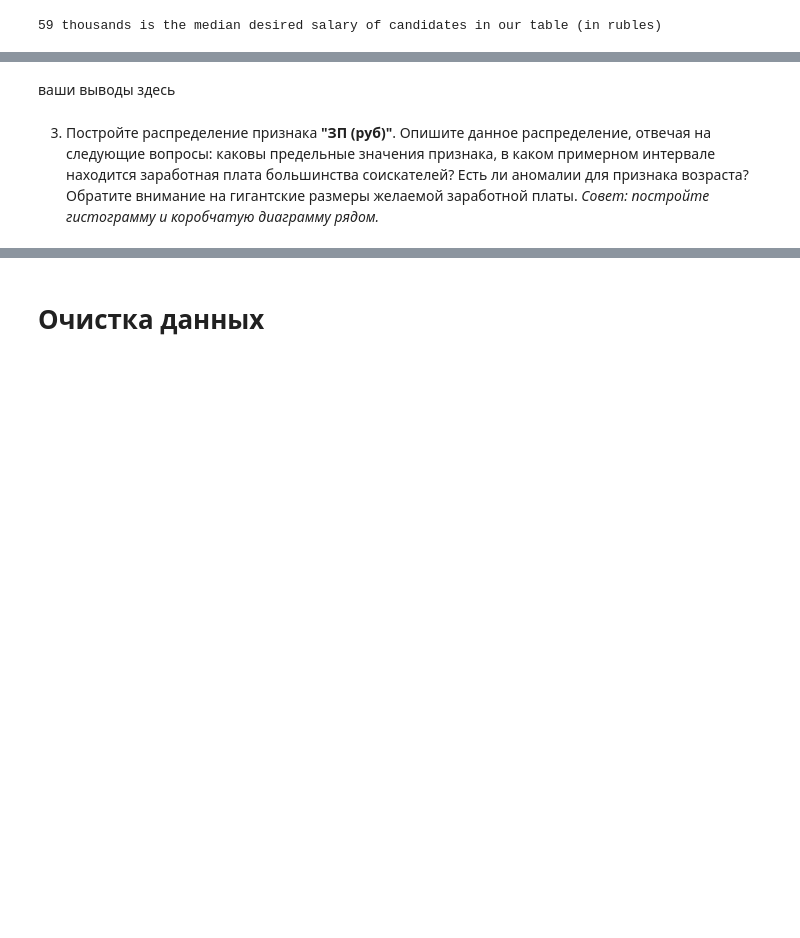
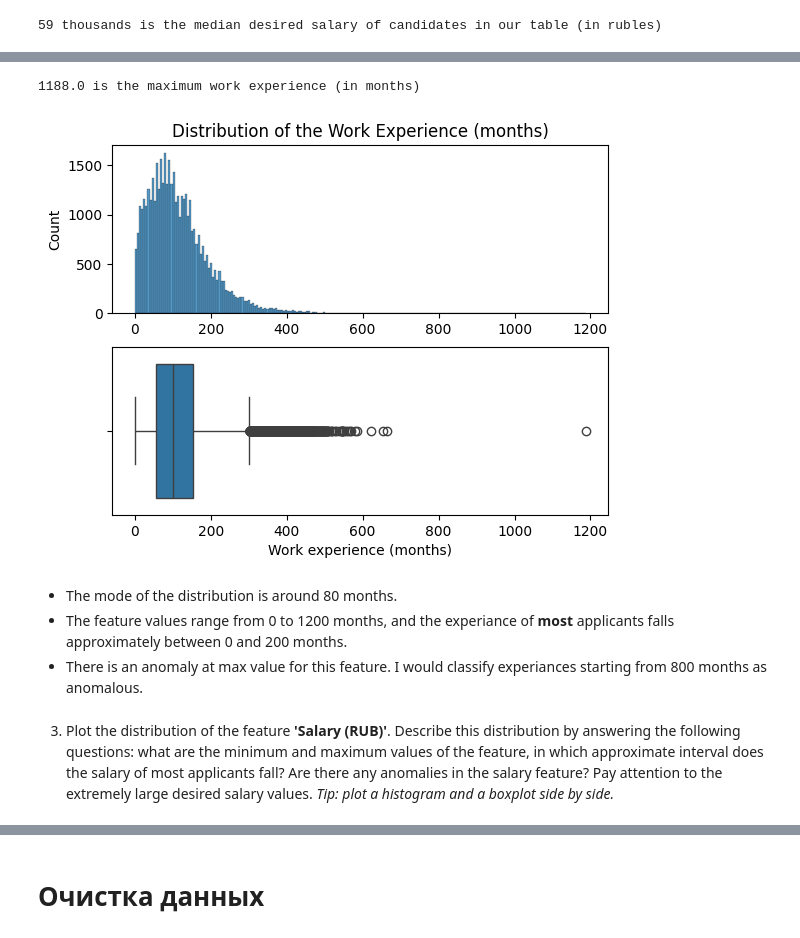
Before and after one commit to azudilins/sf_data_science_eng, a Jupyter notebook: project_1/Project 1.ipynb, the cells around one changed output, grey strips where cells are left out. Cells and saved outputs as stored; diff of their text form; code cells hidden in the pictures; blank space fills up the shorter version.

```diff
--- a/project_1/Project 1.ipynb
+++ b/project_1/Project 1.ipynb
@@ -558,6 +503,20 @@ print(f'{median_salary} thousands is the median desired salary of candidates in
+# %%
+fig, ax = plt.subplots(nrows=2, ncols=1)
+histogram = sns.histplot(data=hh_data, x='Work experience (months)', ax=ax[0])
+histogram.set_title('Distribution of the Work Experience (months)')
+histogram.set_xlabel('')
+boxplot = sns.boxplot(data=hh_data, x='Work experience (months)', ax=ax[1]);
+
+max_experiance = hh_data['Work experience (months)'].max()
+print(f'{max_experiance} is the maximum work experience (in months)')
+# %% [output]
+1188.0 is the maximum work experience (in months)
+[figure, added]
 # %% [markdown]
-ваши выводы здесь
+* The mode of the distribution is around 80 months.
+* The feature values range from 0 to 1200 months, and the experiance of **most** applicants falls approximately between 0 and 200 months.
+* There is an anomaly at max value for this feature. I would classify experiances starting from 800 months as anomalous.
 # %% [markdown]
-3. Постройте распределение признака **"ЗП (руб)"**. Опишите данное распределение, отвечая на следующие вопросы: каковы предельные значения признака, в каком примерном интервале находится заработная плата большинства соискателей? Есть ли аномалии для признака возраста? Обратите внимание на гигантские размеры желаемой заработной платы.
-*Совет: постройте гистограмму и коробчатую диаграмму рядом.*
+3. Plot the distribution of the feature **'Salary (RUB)'**. Describe this distribution by answering the following questions: what are the minimum and maximum values of the feature, in which approximate interval does the salary of most applicants fall? Are there any anomalies in the salary feature? Pay attention to the extremely large desired salary values.
+*Tip: plot a histogram and a boxplot side by side.*
 # %%
```
Also changed, not shown: parts of 30 cells of this notebook, 1 other file.
